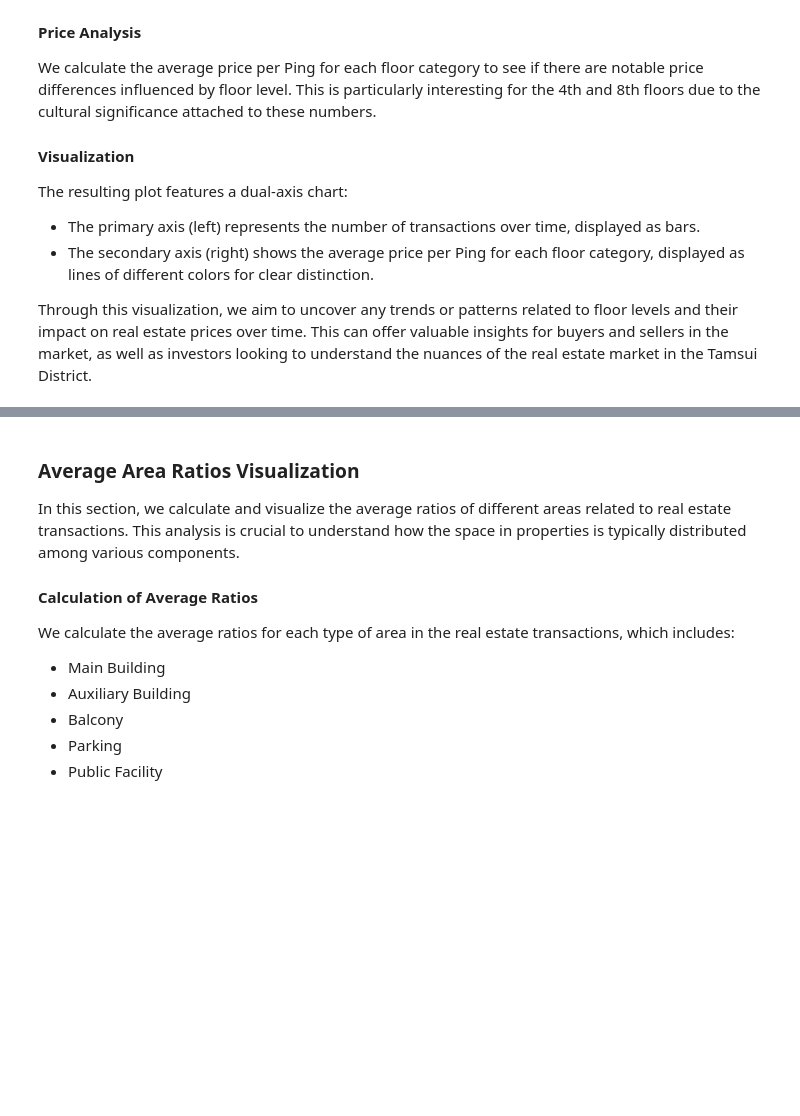
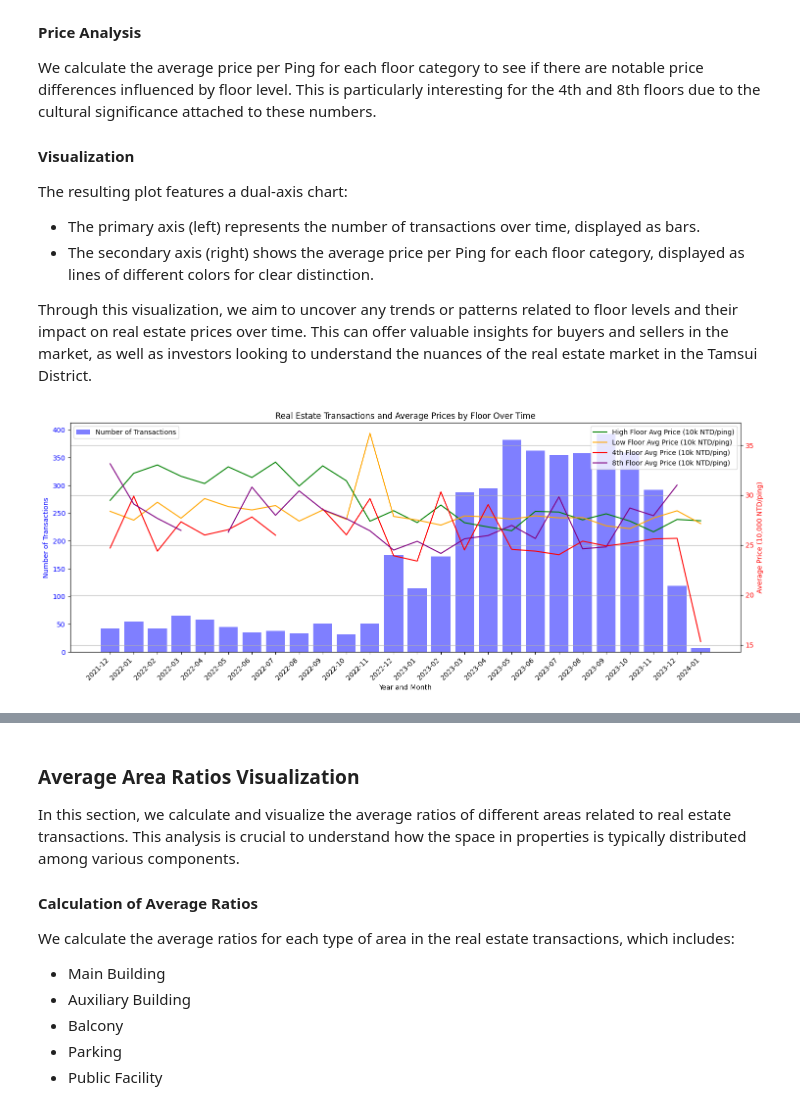
Before and after one commit to PenHsuanWang/real-estate-analysis, a Jupyter notebook: notebook/real_estate_analysis.ipynb, the cells around one changed output, grey strips where cells are left out. Saved outputs shown, nothing was run; the diff lists cells and outputs as text; code cells hidden in the pictures; blank space fills up the shorter version.

```diff
--- a/notebook/real_estate_analysis.ipynb
+++ b/notebook/real_estate_analysis.ipynb
@@ -372,4 +388,61 @@ The resulting plot features a dual-axis chart:
 - The secondary axis (right) shows the average price per Ping for each floor category, displayed as lines of different colors for clear distinction.
 
 Through this visualization, we aim to uncover any trends or patterns related to floor levels and their impact on real estate prices over time. This can offer valuable insights for buyers and sellers in the market, as well as investors looking to understand the nuances of the real estate market in the Tamsui District.
+# %%
+
+# Classifying as high floor, low floor, 4th floor, and 8th floor
+filtered_data['floor_category'] = filtered_data.apply(lambda row: '4th Floor' if row['transaction_floor'] == 4 else ('8th Floor' if row['transaction_floor'] == 8 else ('High Floor' if row['transaction_floor'] > (row['total_floors'] / 2) else 'Low Floor')), axis=1)
+
+# Calculating the average price for each floor category
+avg_price_high_floor = filtered_data[filtered_data['floor_category'] == 'High Floor'].groupby('year_month')['price_per_ping_10k'].mean()
+avg_price_low_floor = filtered_data[filtered_data['floor_category'] == 'Low Floor'].groupby('year_month')['price_per_ping_10k'].mean()
+avg_price_4th_floor = filtered_data[filtered_data['floor_category'] == '4th Floor'].groupby('year_month')['price_per_ping_10k'].mean()
+avg_price_8th_floor = filtered_data[filtered_data['floor_category'] == '8th Floor'].groupby('year_month')['price_per_ping_10k'].mean()
+
+labels = transaction_counts.index.astype(str)
+n = max(1, len(labels) // 18)
+
+# 這裡做 reindex，確保所有 y 都跟 labels 對齊
+avg_price_high_floor = avg_price_high_floor.reindex(labels)
+avg_price_low_floor = avg_price_low_floor.reindex(labels)
+avg_price_4th_floor = avg_price_4th_floor.reindex(labels)
+avg_price_8th_floor = avg_price_8th_floor.reindex(labels)
+
+
+# Plotting
+# Prepare x-axis labels
+labels = transaction_counts.index.astype(str)
+n = max(1, len(labels) // 18)  # Show about 18 ticks, auto-calculated spacing
+
+fig, ax1 = plt.subplots(figsize=(15, 6))
+
+# Bar plot for number of transactions
+ax1.bar(labels, transaction_counts, color='b', alpha=0.5, label='Number of Transactions')
+ax1.set_xlabel('Year and Month')
+ax1.set_ylabel('Number of Transactions', color='b')
+ax1.tick_params(axis='y', labelcolor='b')
+ax1.legend(loc='upper left')
+
+# Line plots for average price per floor category
+ax2 = ax1.twinx()
+ax2.plot(labels, avg_price_high_floor, color='green', label='High Floor Avg Price (10k NTD/ping)')
+ax2.plot(labels, avg_price_low_floor, color='orange', label='Low Floor Avg Price (10k NTD/ping)')
+ax2.plot(labels, avg_price_4th_floor, color='red', label='4th Floor Avg Price (10k NTD/ping)')
+ax2.plot(labels, avg_price_8th_floor, color='purple', label='8th Floor Avg Price (10k NTD/ping)')
+ax2.set_ylabel('Average Price (10,000 NTD/ping)', color='r')
+ax2.tick_params(axis='y', labelcolor='r')
+ax2.legend(loc='upper right')
+
+plt.title('Real Estate Transactions and Average Prices by Floor Over Time')
+
+# Only show a subset of x-ticks, rotated 45 degrees, right aligned
+xticks = np.arange(0, len(labels), n)
+ax1.set_xticks(xticks)
+ax1.set_xticklabels([labels[i] for i in xticks], rotation=45, ha='right')
+
+plt.grid(axis='y')
+plt.tight_layout()
+plt.show()
+# %% [output]
+[figure, added]
 # %%
```
Also changed, not shown: parts of 12 cells of this notebook.
